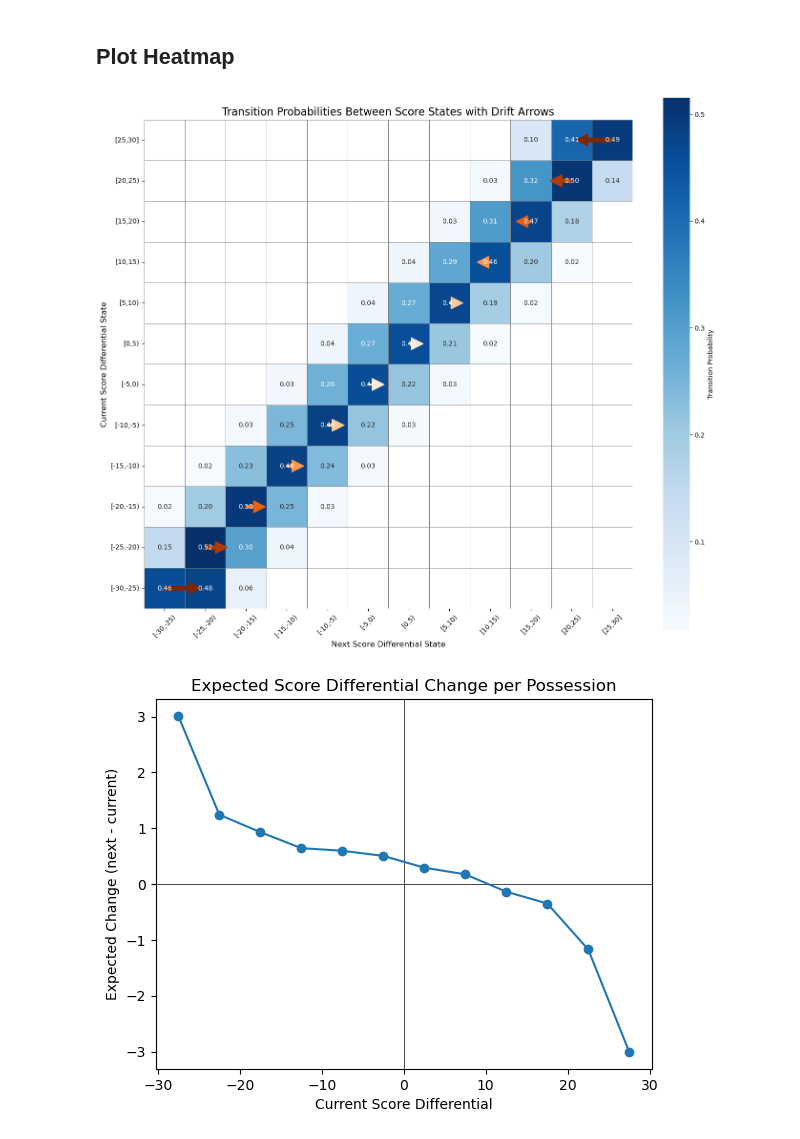
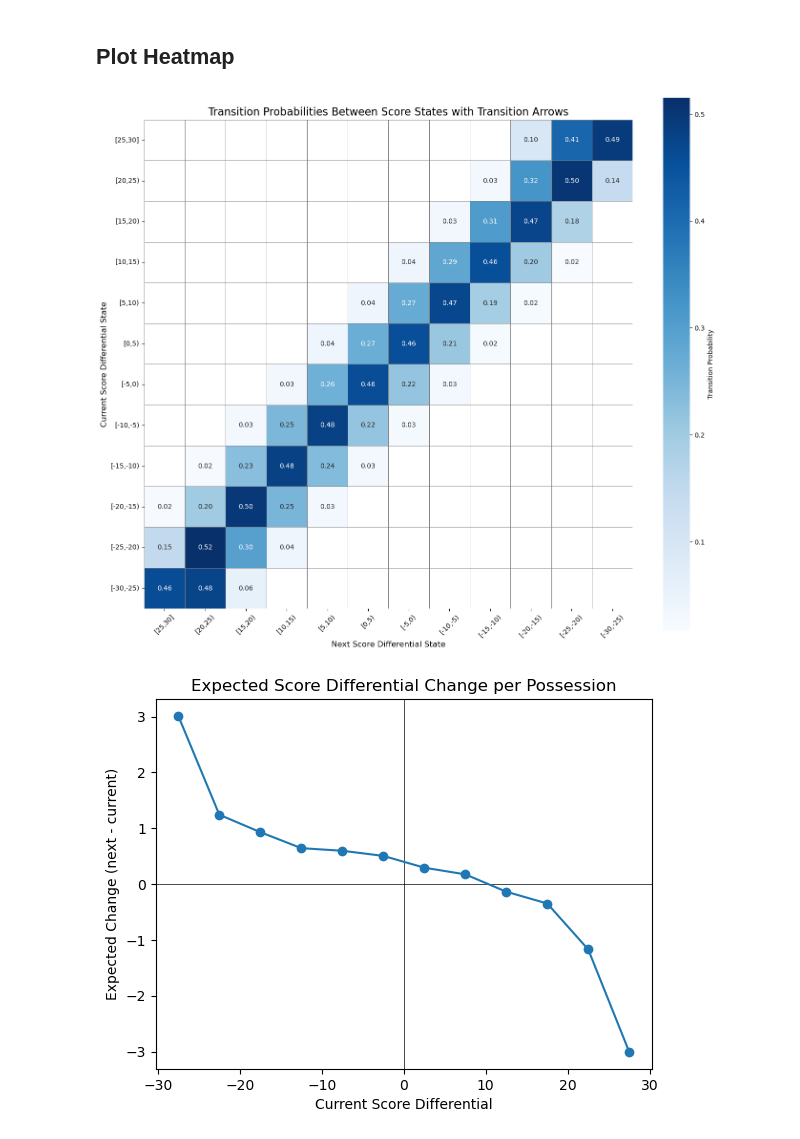
Before and after one commit to jacksonpkennedy/ds5030-project-1, a Jupyter notebook: simulation.ipynb, the cells around one changed output. Cells and saved outputs as stored; diff of their text form; code cells hidden in the pictures.

Commit message:
edit heatmap

```diff
--- a/simulation.ipynb
+++ b/simulation.ipynb
@@ -21,76 +21,47 @@ tr_pr = transition_probs.pivot_table(
 # %% [markdown]
 ## Plot Heatmap
 # %%
-# reorder states
+# extract starting state
 def extract_lower_bound(label):
     return float(label.strip('[]()').split(',')[0])
 
+# sort states
 sorted_states = sorted(tr_pr.index, key=extract_lower_bound)
 
+# heatmap orientation
 tr_pr_sorted = tr_pr.loc[sorted_states, sorted_states[::-1]]
 
-states = tr_pr_sorted.index.tolist()
-midpoints = np.array([extract_lower_bound(s) for s in states])
-n = len(states)
+states_y = tr_pr_sorted.index.tolist()
+states_x = tr_pr_sorted.columns.tolist()
+midpoints_y = np.array([extract_lower_bound(s) for s in states_y])
+midpoints_x = np.array([extract_lower_bound(s) for s in states_x])
 
-import matplotlib.cm as cm
+n = len(states_y)
 
-# Compute and map expected midpoint
-expected_next = tr_pr_sorted.values @ midpoints[::-1]  # expected next score
-expected_idx = np.array([np.interp(val, midpoints, np.arange(n)) for val in expected_next])
-
-# Compute magnitude of expected change for scaling & normalize for color/thickness scaling
-change_mag = expected_next - midpoints[::-1]
-norm = np.abs(change_mag) / np.max(np.abs(change_mag))
-
-tr_pr_no0 = tr_pr_sorted.where(tr_pr_sorted >= 0.01)
+# remove zero probabilities
+tr_pr_masked = tr_pr_sorted.where(tr_pr_sorted >= 0.01)
 
 plt.figure(figsize=(14, 12))
 sns.heatmap(
-    tr_pr_no0,
+    tr_pr_masked,
     cmap='Blues',
     square=True,
-    xticklabels=states,
-    yticklabels=states[::-1],
+    xticklabels=states_x,
+    yticklabels=states_y[::-1],  # flip vertically for visual top-to-bottom alignment
     cbar_kws={'label': 'Transition Probability'},
     annot=True, fmt=".2f", linewidths=0.5, linecolor='gray'
 )
-plt.title('Transition Probabilities Between Score States with Drift Arrows', fontsize=16)
+
+plt.title('Transition Probabilities Between Score States with Transition Arrows', fontsize=16)
 plt.xlabel('Next Score Differential State', fontsize=12)
 plt.ylabel('Current Score Differential State', fontsize=12)
 plt.xticks(rotation=45)
 plt.yticks(rotation=0)
 
-# Arrow colormap
-cmap = cm.get_cmap('Oranges')
-
-for i, row in enumerate(states[::-1]):
-    y = i + 0.5
-    current_idx = n - 1 - i
-    x_start = current_idx + 0.5
-    x_end = expected_idx[current_idx] + 0.5
-    dx = x_end - x_start
-
-    # Arrow color and width scaled by magnitude
-    color = cmap(norm[current_idx])
-    width = 0.02 + 0.08 * norm[current_idx]
-
-    plt.arrow(
-        x=x_start,
-        y=y,
-        dx=dx,
-        dy=0,
-        color=color,
-        width=width,
-        head_width=0.3,
-        head_length=0.3,
-        length_includes_head=False
-    )
-
 plt.tight_layout()
 plt.show()
 # %% [output]
-[figure, old version]
+[figure, new version]
 # %%
 # extract numeric midpoints of bins
 def midpoint(b):
```
